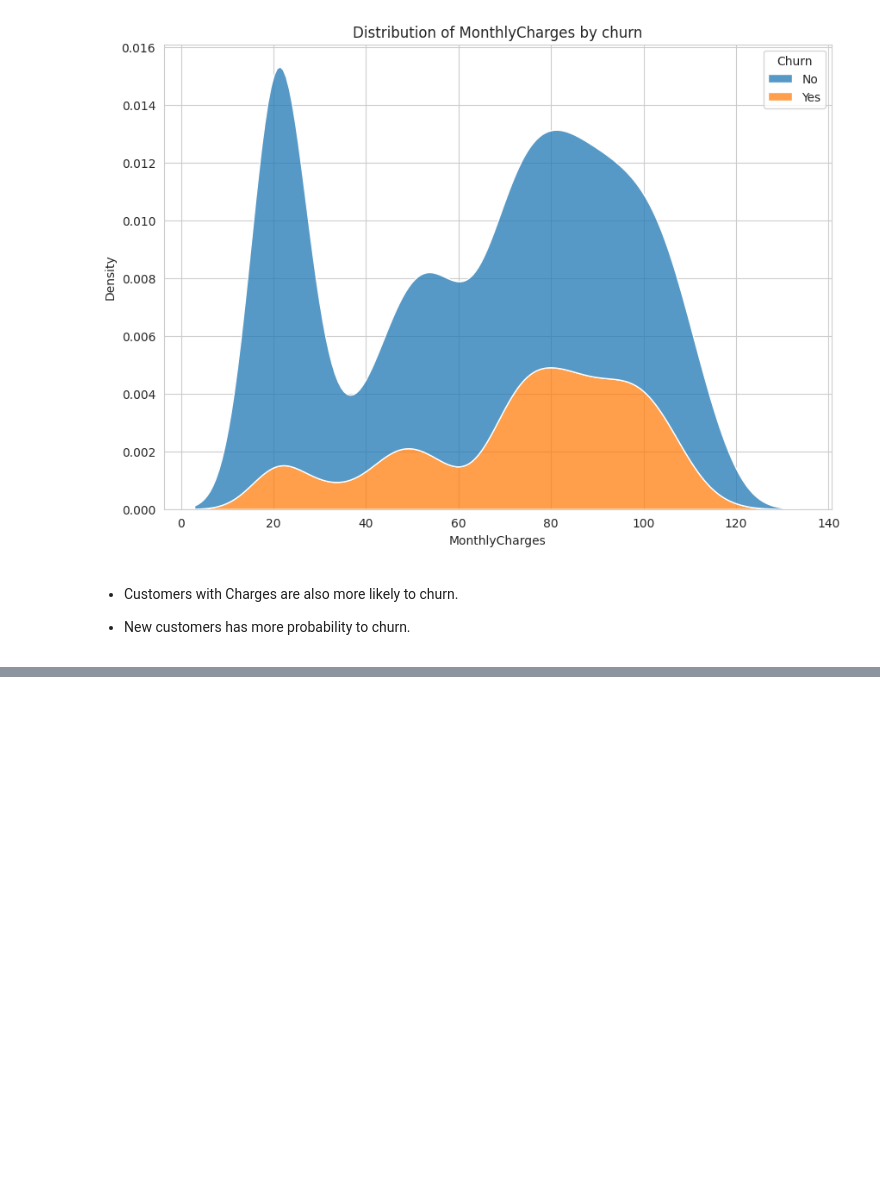
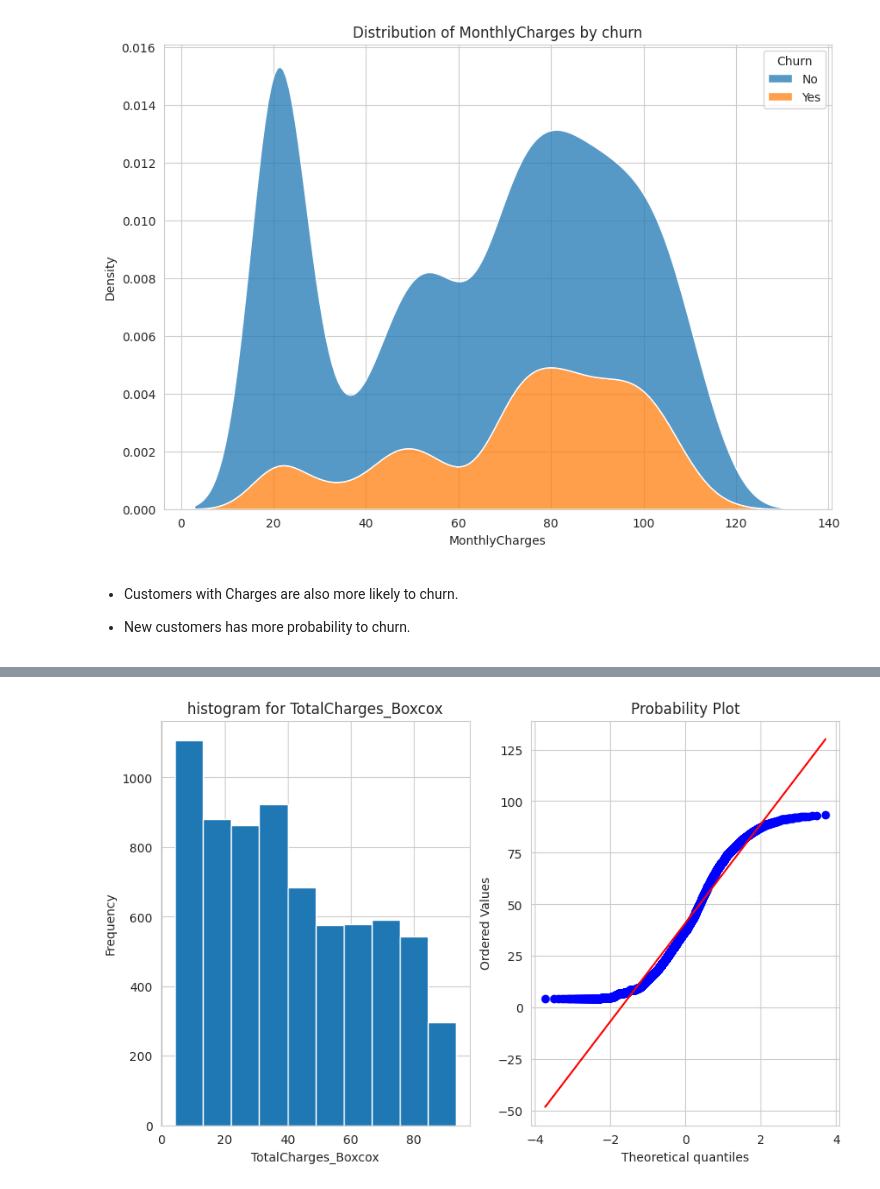
Before and after one commit to pinilDissanayaka/Telecom-Customer-Churn-prediction, a Jupyter notebook: Scripts/ Notebook.ipynb, the cells around one changed output, grey strips where cells are left out. Drawn from its saved outputs; the diff is of its cells as text; code cells hidden in the pictures; blank space fills up the shorter version.

```diff
--- a/Scripts/ Notebook.ipynb
+++ b/Scripts/ Notebook.ipynb
@@ -587,0 +658,6 @@ for column in numColumns:
+# %%
+df['TotalCharges_Boxcox'] = df['TotalCharges'] ** (1/2)
+# %%
+plotQQ(df, "TotalCharges_Boxcox")
+# %% [output]
+[figure, added]
```
Also changed, not shown: parts of 8 cells of this notebook.
